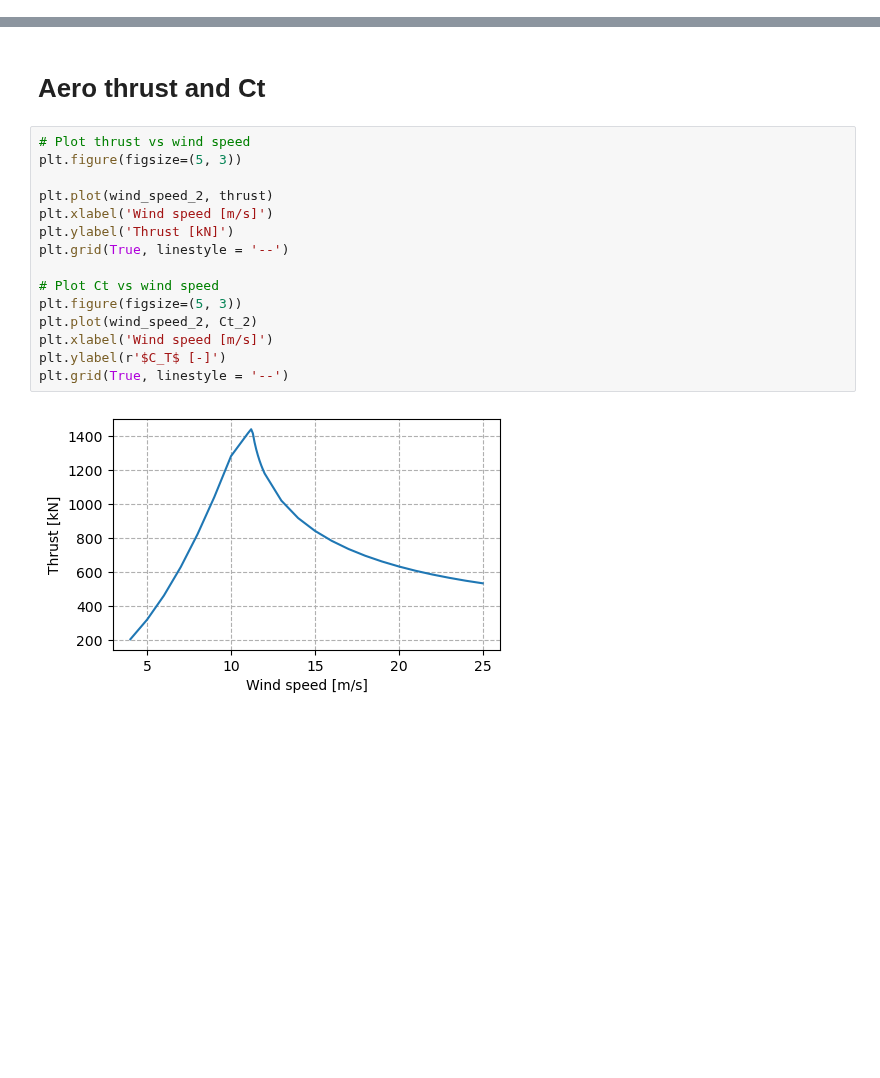
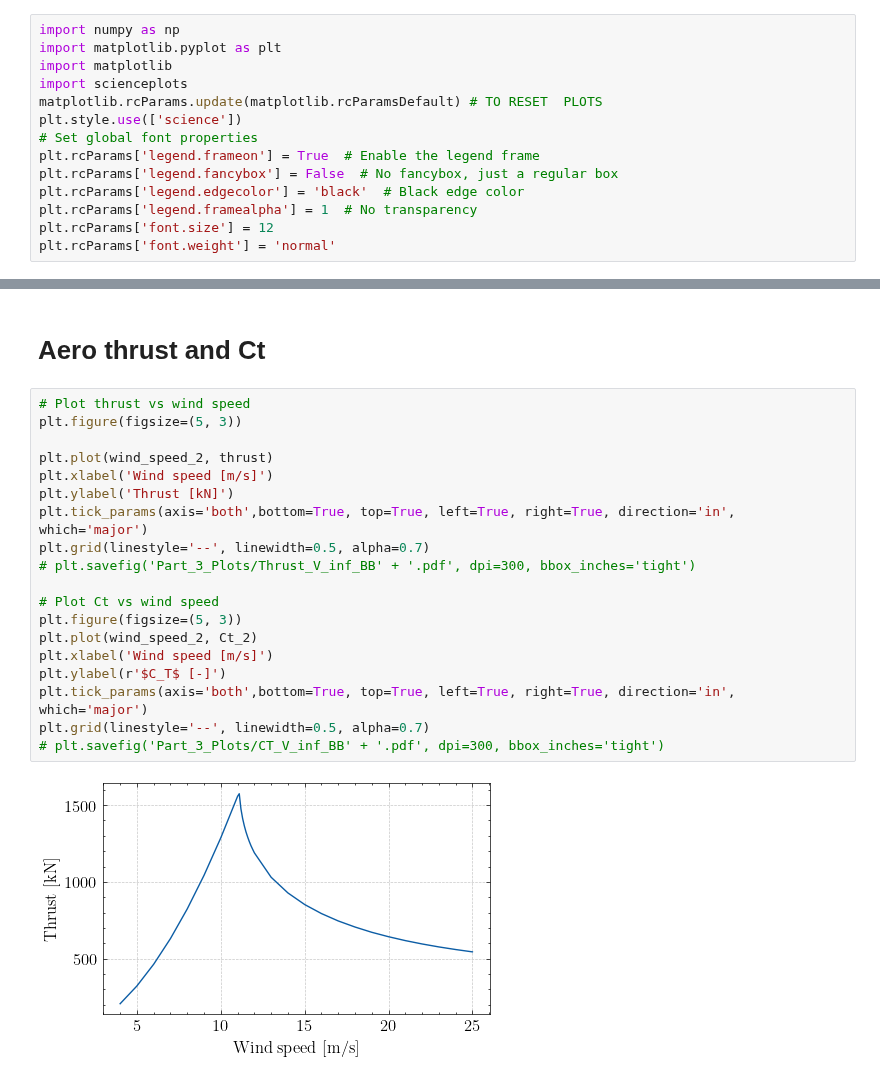
Before and after one commit to SpyrosAcheimastos/LAC, a Jupyter notebook: our_design/res_hawc2s/plotting_Part_3.ipynb, the cells around one changed output, grey strips where cells are left out. Cells and saved outputs as stored; diff of their text form; blank space fills up the shorter version.

Commit message:
plots_part3

```diff
--- a/our_design/res_hawc2s/plotting_Part_3.ipynb
+++ b/our_design/res_hawc2s/plotting_Part_3.ipynb
@@ -6,3 +3,17 @@ import matplotlib.pyplot as plt
+# %%
+import numpy as np
+import matplotlib.pyplot as plt
+import matplotlib
+import scienceplots
+matplotlib.rcParams.update(matplotlib.rcParamsDefault) # TO RESET  PLOTS
+plt.style.use(['science'])
+# Set global font properties
+plt.rcParams['legend.frameon'] = True  # Enable the legend frame
+plt.rcParams['legend.fancybox'] = False  # No fancybox, just a regular box
+plt.rcParams['legend.edgecolor'] = 'black'  # Black edge color
+plt.rcParams['legend.framealpha'] = 1  # No transparency
+plt.rcParams['font.size'] = 12
+plt.rcParams['font.weight'] = 'normal'
 # %% [markdown]
 # Plot power and thrust coefficients against TSR
 # %%
@@ -103,17 +128,21 @@ plt.grid(True, linestyle = '--')
 # %%
 # Plot thrust vs wind speed
 plt.figure(figsize=(5, 3))
 
 plt.plot(wind_speed_2, thrust)
 plt.xlabel('Wind speed [m/s]')
 plt.ylabel('Thrust [kN]')
-plt.grid(True, linestyle = '--')
+plt.tick_params(axis='both',bottom=True, top=True, left=True, right=True, direction='in', which='major')
+plt.grid(linestyle='--', linewidth=0.5, alpha=0.7)
+# plt.savefig('Part_3_Plots/Thrust_V_inf_BB' + '.pdf', dpi=300, bbox_inches='tight')
 
 # Plot Ct vs wind speed
 plt.figure(figsize=(5, 3))
 plt.plot(wind_speed_2, Ct_2)
 plt.xlabel('Wind speed [m/s]')
 plt.ylabel(r'$C_T$ [-]')
-plt.grid(True, linestyle = '--')
+plt.tick_params(axis='both',bottom=True, top=True, left=True, right=True, direction='in', which='major')
+plt.grid(linestyle='--', linewidth=0.5, alpha=0.7)
+# plt.savefig('Part_3_Plots/CT_V_inf_BB' + '.pdf', dpi=300, bbox_inches='tight')
 # %% [output]
-[figure, old version]
+[figure, new version]
```
Also changed, not shown: parts of 5 cells of this notebook, 8 other files.
